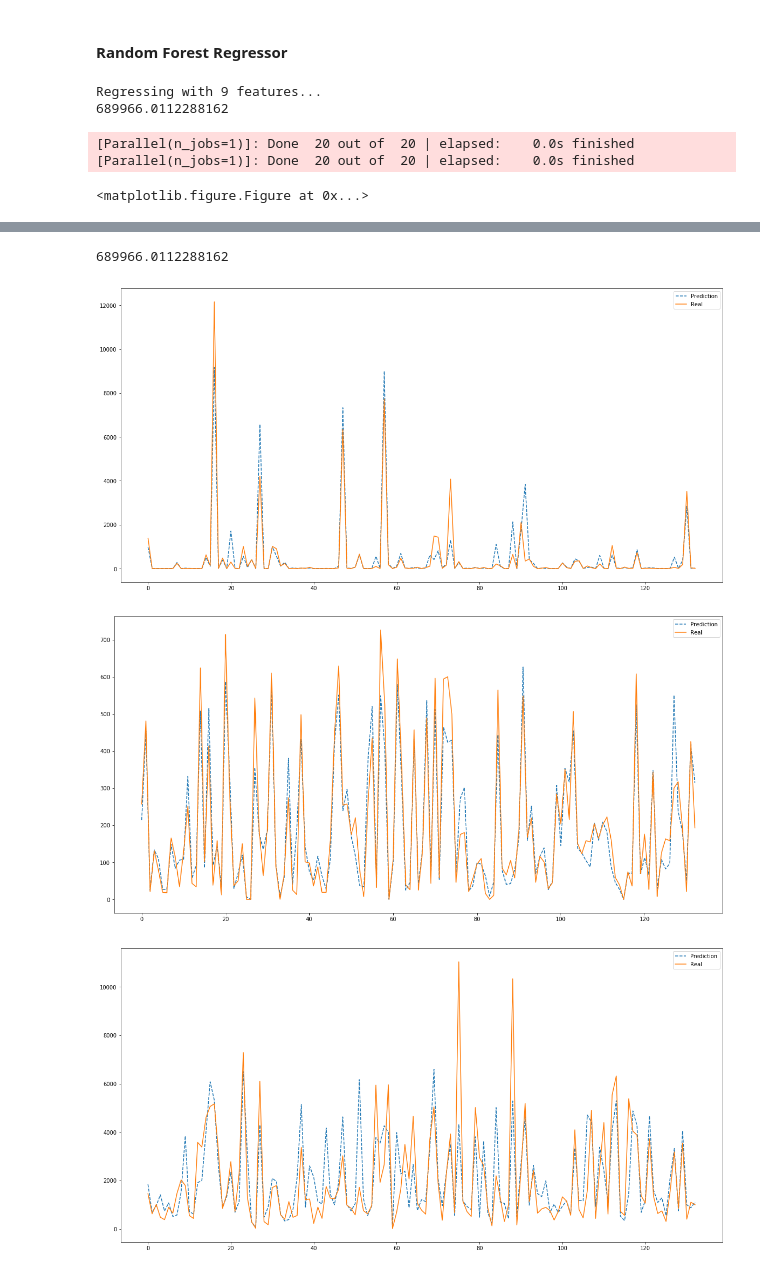
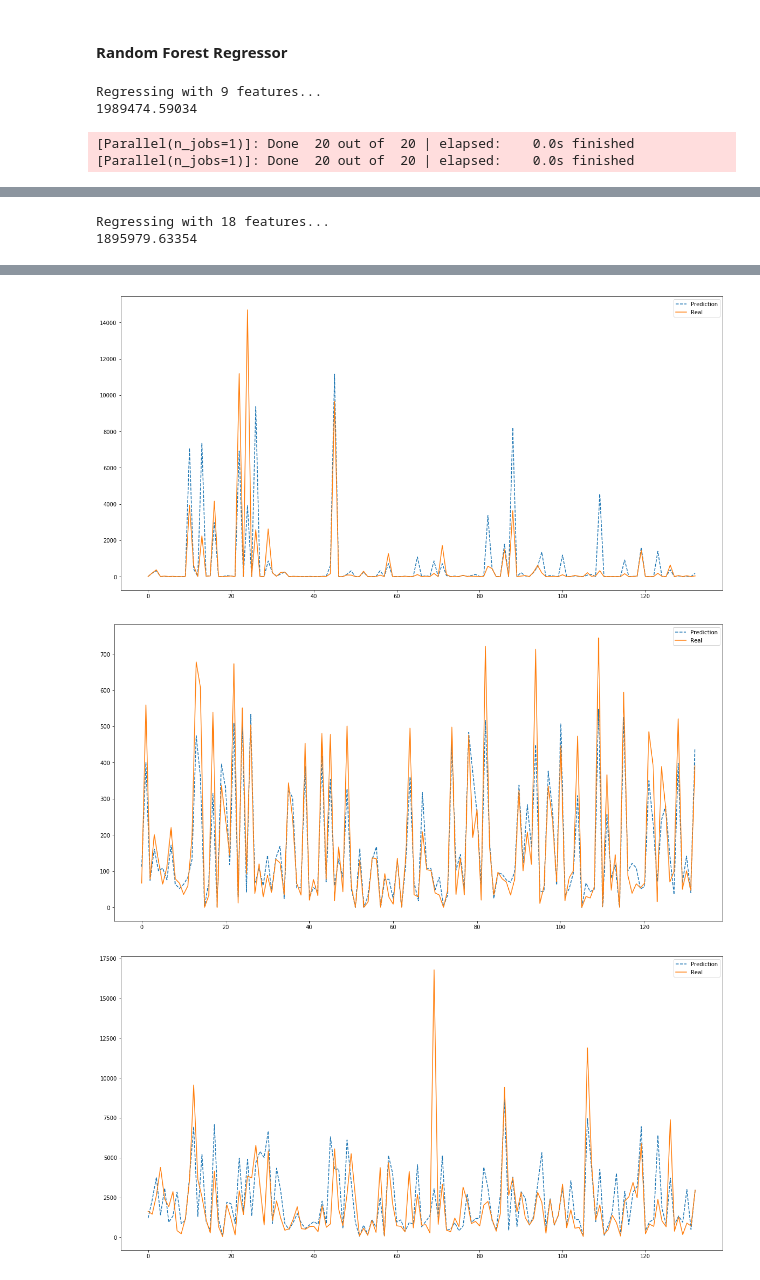
Before and after one commit to JarnoRFB/mercura, a Jupyter notebook: regressor_tests.ipynb, the cells around one changed output, grey strips where cells are left out. Drawn from its saved outputs; the diff is of its cells as text; code cells hidden in the pictures.

```diff
--- a/regressor_tests.ipynb
+++ b/regressor_tests.ipynb
@@ -79,17 +63,17 @@ plt.show()
 # %%
 from sklearn.ensemble import RandomForestRegressor
 
-rf_9 = RandomForestRegressor(n_estimators=20, verbose=1, random_state=707, max_features=9)
-rf_18 = RandomForestRegressor(n_estimators=20, verbose=1, random_state=707, max_features=18)
+rf_9 = RandomForestRegressor(n_estimators=20, verbose=1, random_state=7, max_features=9)
+rf_18 = RandomForestRegressor(n_estimators=20, verbose=1, random_state=7, max_features=18)
 
 print("Regressing with 9 features...")
 rf_9.fit(train, train_y)
 pred_9 = rf_9.predict(val)
-print(np.mean((val_y-pred)**2))
+print(np.mean((val_y-pred_9)**2))
 
 for i in range(3):
     plt.figure(figsize=(20,10))
-    plt.plot(pred.T[i], '--', label='Prediction')
+    plt.plot(pred_9.T[i], '--', label='Prediction')
     plt.plot(val_y.T[i], label='Real')
     plt.legend()
     plt.show()
@@ -97,17 +81,18 @@ for i in range(3):
 print("Regressing with 18 features...")
 rf_18.fit(train, train_y)
 pred_18 = rf_18.predict(val)
-print(np.mean((val_y-pred)**2))
+print(np.mean((val_y-pred_18)**2))
 
 for i in range(3):
     plt.figure(figsize=(20,10))
-    plt.plot(pred.T[i], '--', label='Prediction')
+    plt.plot(pred_18.T[i], '--', label='Prediction')
     plt.plot(val_y.T[i], label='Real')
     plt.legend()
     plt.show()
+
+pickle.dump(rf_18, open('random_forest_18.pkl', 'wb'))
 # %% [output]
 Regressing with 9 features...
-689966.0112288162
+1989474.59034
 [Parallel(n_jobs=1)]: Done  20 out of  20 | elapsed:    0.0s finished
 [Parallel(n_jobs=1)]: Done  20 out of  20 | elapsed:    0.0s finished
-<matplotlib.figure.Figure at 0x...>
@@ -116,0 +102,2 @@ Regressing with 9 features...
+Regressing with 18 features...
+1895979.63354
@@ -120,4 +106,3 @@ Regressing with 18 features...
-689966.0112288162
-[figure, old version]
+[figure, new version]
-[figure, old version]
+[figure, new version]
-[figure, old version]
+[figure, new version]
```
Also changed, not shown: parts of 3 cells of this notebook, 1 other file.
